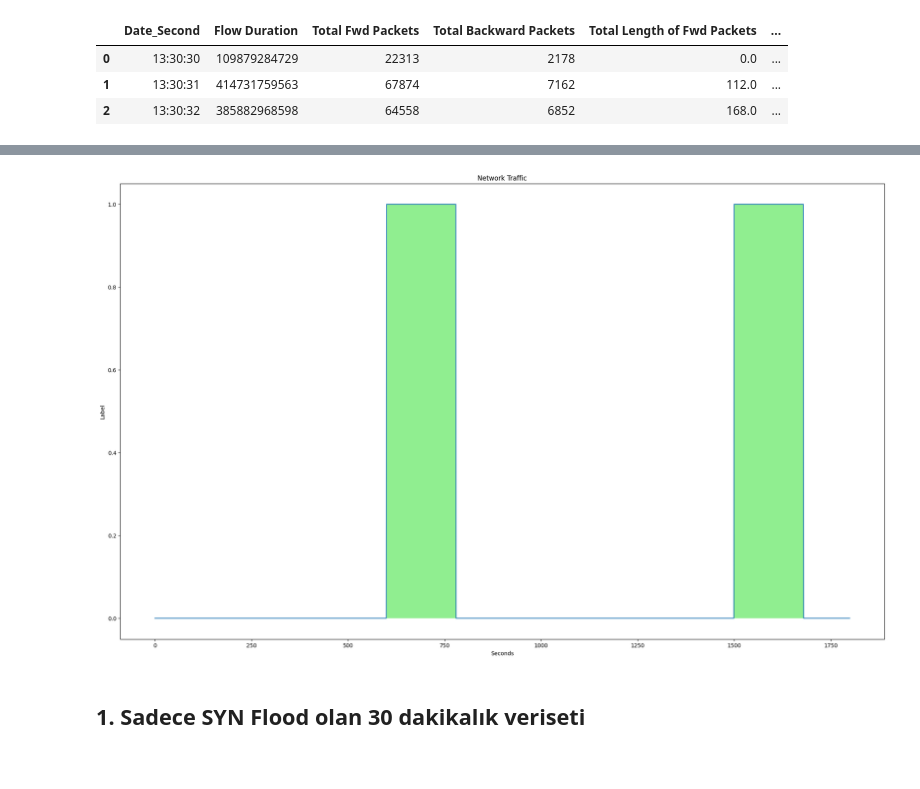
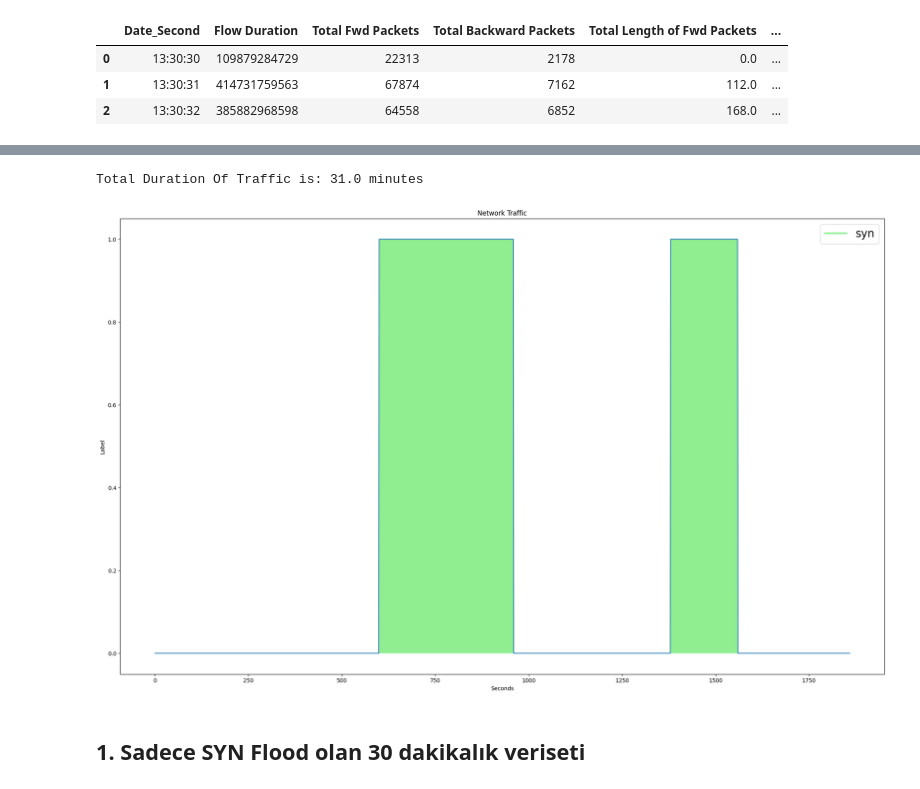
Before and after one commit to batuhanduyuler01/matrix_profile_ddos, a Jupyter notebook: tez_ilerleme_notebook.ipynb, the cells around one changed output, grey strips where cells are left out. Saved outputs shown, nothing was run; the diff lists cells and outputs as text; code cells hidden in the pictures.

```diff
--- a/tez_ilerleme_notebook.ipynb
+++ b/tez_ilerleme_notebook.ipynb
@@ -18,3 +10,16 @@ dataset_dict = {    'ntp' : None, 'udp' : None,
+# %%
+data_paths = {  'd_ntp'     : 'ntp_ddos_14_minutes.csv',
+                'd_udp'     : 'udp_ddos_2_minutes.csv',
+                'd_syn'     : 'syn_ddos_3_minutes.csv',
+                'd_ldap'    : 'ldap_ddos_9_minutes.csv',
+                'd_udp_lag' : 'udp_lag_ddos_7_minutes.csv',
+
+                'b_ntp'     : 'ntp_benign_30_minutes.csv',
+                'b_syn'     : 'syn_benign_1_minutes.csv',
+                'b_ldap'    : 'ldap_benign_5_minutes.csv',
+                'b_udp_lag' : 'udp_lag_benign_7_minutes.csv'}
+
+dataset_dict = {}
 # %%
 def upload_dataset_with_time(path:str):
     startingT = time.perf_counter()
@@ -28,9 +33,5 @@ def upload_dataset_with_time(path:str):
 # %%
 for data_name, path in data_paths.items():
     data = upload_dataset_with_time(path)
-    if 'benign' in data_name:
-        #manipulation
-        data["Label"] = data["Label"].apply(lambda x: 0)
-
     dataset_dict[data_name] = data
 # %% [output]
@@ -83,34 +102,53 @@ display(dataset_dict["syn"].iloc[:3,:12])
 # %%
-syn_df = pd.concat([dataset_dict["benign"], dataset_dict["syn"],
-                    dataset_dict["benign"], dataset_dict["benign"].iloc[:120,:],
-                    dataset_dict["syn"], dataset_dict["benign"].iloc[:120,:]], axis=0).reset_index(drop=True)
+syn_df = pd.concat([dataset_dict["b_ldap"], dataset_dict["b_ldap"] , dataset_dict["d_syn"],
+                    dataset_dict["d_syn"], dataset_dict["b_udp_lag"],
+                    dataset_dict["d_syn"], dataset_dict["b_ntp"].iloc[:5*60, :]], axis=0).reset_index(drop=True)
 # %%
 def plot_ddos(df: pd.DataFrame, attack_list:list[tuple]):
-    attack_color_dict = {'syn' : 'lightgreen', 'ntp' : 'red', 'udp' : 'blue'}
+    from matplotlib.lines import Line2D
+    custom_lines = [Line2D([0], [0], color='lightgreen', lw=3),
+                    Line2D([0], [0], color='red', lw=3),
+                    Line2D([0], [0], color='blue', lw=3),
+                    Line2D([0], [0], color='black', lw=3),
+                    Line2D([0], [0], color='brown', lw=3)]
 
+    attack_color_dict = {'syn' : 'lightgreen', 'ntp' : 'red', 'udp' : 'blue', 'udp_lag' : 'black', 'ldap' : 'brown'}
 
+    total_duration = len(df) / 60
+    print(f"Total Duration Of Traffic is: {total_duration} minutes")
     xAxis = list(range(len(df)))
     yAxis = df["Label"].to_list()
     fig = plt.figure(figsize=(25,15))
     ax = fig.add_subplot()
     ax.plot(xAxis, yAxis)
 
+    legend_custom_lines = []
+    legend_custom_names = []
     for attack in attack_list:
         face_color = attack_color_dict[attack[0]]
         attack_duration = attack[1]
         duration_before_attack = attack[2]
 
+        attack_index = list(attack_color_dict.keys()).index(attack[0])
+        if attack[0] not in legend_custom_names:
+            legend_custom_lines.append(custom_lines[attack_index])
+            legend_custom_names.append(attack[0])
+
         rect = Rectangle((duration_before_attack * 60, 0), attack_duration * 60, 1, facecolor=face_color)
         ax.add_patch(rect)
+
+
+    ax.legend(legend_custom_lines, legend_custom_names,  prop={'size': 20})
 
     plt.ylabel('Label')
     plt.xlabel('Seconds')
     plt.title('Network Traffic')
     plt.show()
 # %%
-plot_ddos(syn_df, [('syn', 3, 10), ('syn', 3, 25)])
+plot_ddos(syn_df, [('syn', 6, 10), ('syn', 3, 23)])
 # %% [output]
+Total Duration Of Traffic is: 31.0 minutes
-[figure, old version]
+[figure, new version]
 # %% [markdown]
 ## 1. Sadece SYN Flood olan 30 dakikalık veriseti
 # %% [markdown]
```
Also changed, not shown: parts of 47 cells of this notebook, 17 other files.
